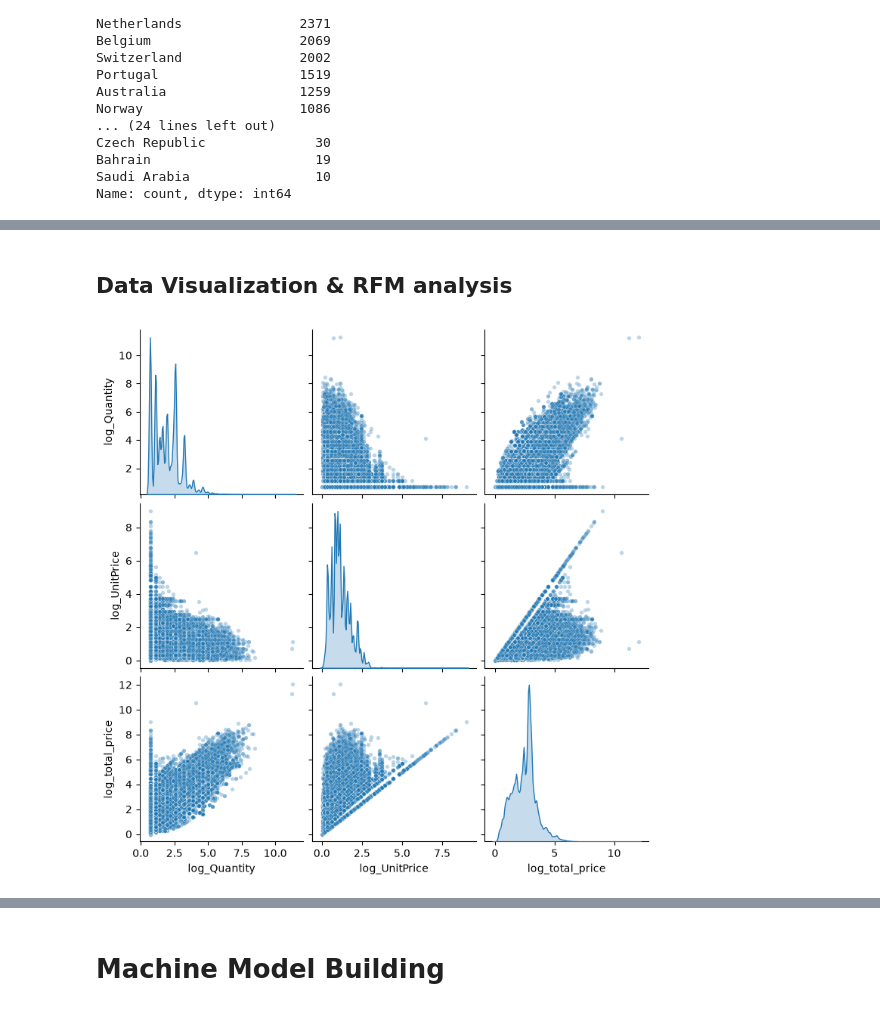
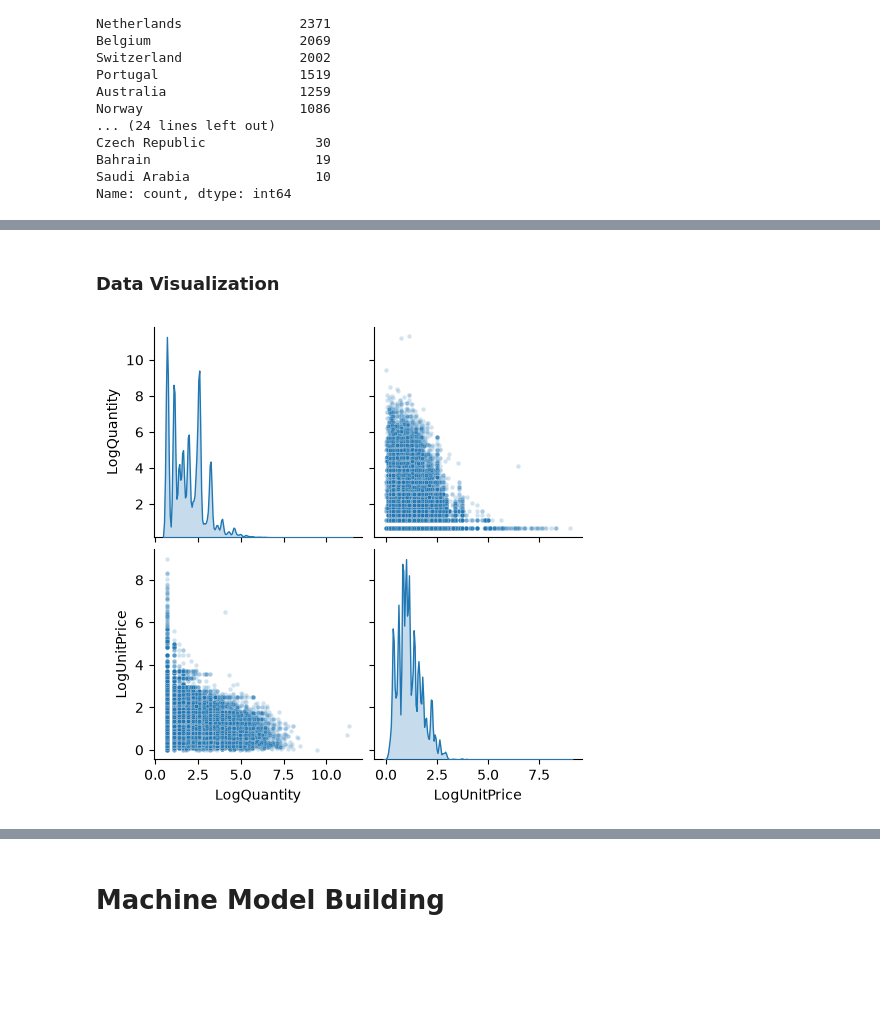
Before and after one commit to Qheerah/CustomerChurn, a Jupyter notebook: notebooks/Untitled.ipynb, the cells around one changed output, grey strips where cells are left out. Drawn from its saved outputs; the diff is of its cells as text; code cells hidden in the pictures; blank space fills up the shorter version.

```diff
--- a/notebooks/Untitled.ipynb
+++ b/notebooks/Untitled.ipynb
@@ -69,2 +69,12 @@ Name: count, dtype: int64
 # %%
-df['no_of_returns'] = df['Quantity'] < 0
+df["TransactionValue"] = df["Quantity"] * df["UnitPrice"]
+
+df = df.dropna(subset=['CustomerID']).copy()
+df['Description'] = df['Description'].fillna('No description')
+
+df["LogQuantity"] = np.sign(df["Quantity"]) * np.log1p(df["Quantity"].abs())
+df["LogTransactionValue"] = np.sign(df["TransactionValue"]) * np.log1p(df["TransactionValue"].abs())
+df["LogUnitPrice"] = np.sign(df["UnitPrice"]) * np.log1p(df["UnitPrice"].abs())
+
+sales = df[df['Quantity'] > 0].copy()
+returns = df[df['Quantity'] < 0].copy()
@@ -159,12 +396,13 @@ print(df_clean['total_price'].sum())
 # %% [markdown]
-## Data Visualization & RFM analysis
+### Data Visualization
 # %%
+
 sns.pairplot(
-    df_clean[["log_Quantity", "log_UnitPrice", "log_total_price"]],
-    kind="scatter",
-    diag_kind="kde",
-    plot_kws={"alpha": 0.3, "s": 15},  # Alpha transparency helps reduce overplotting
+    sales[['LogQuantity','LogUnitPrice']],
+    kind = 'scatter',
+    diag_kind='kde',
+    plot_kws={'alpha':0.2, 's':10}
 )
 plt.show()
 # %% [output]
-[figure, old version]
+[figure, new version]
```
Also changed, not shown: parts of 39 cells of this notebook.
